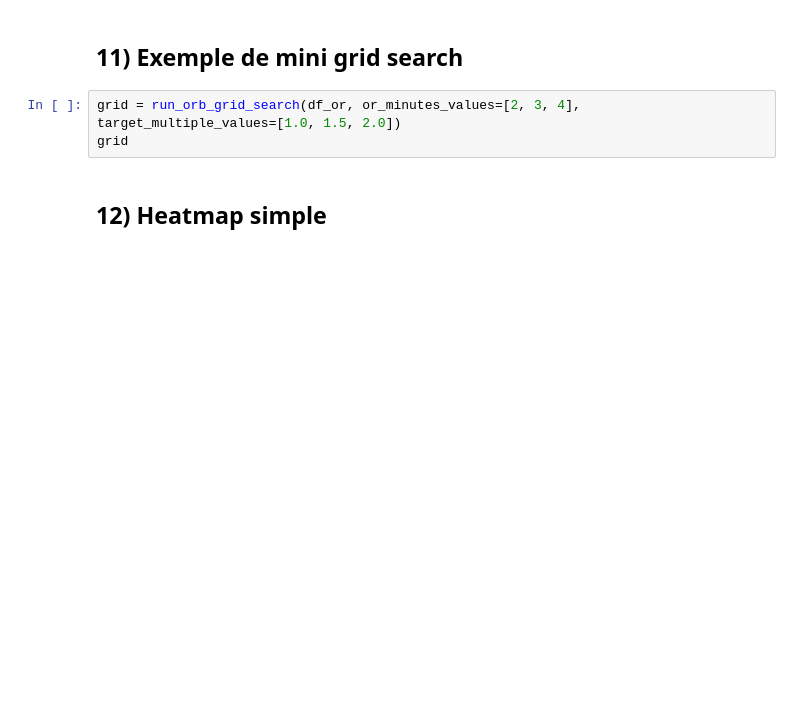
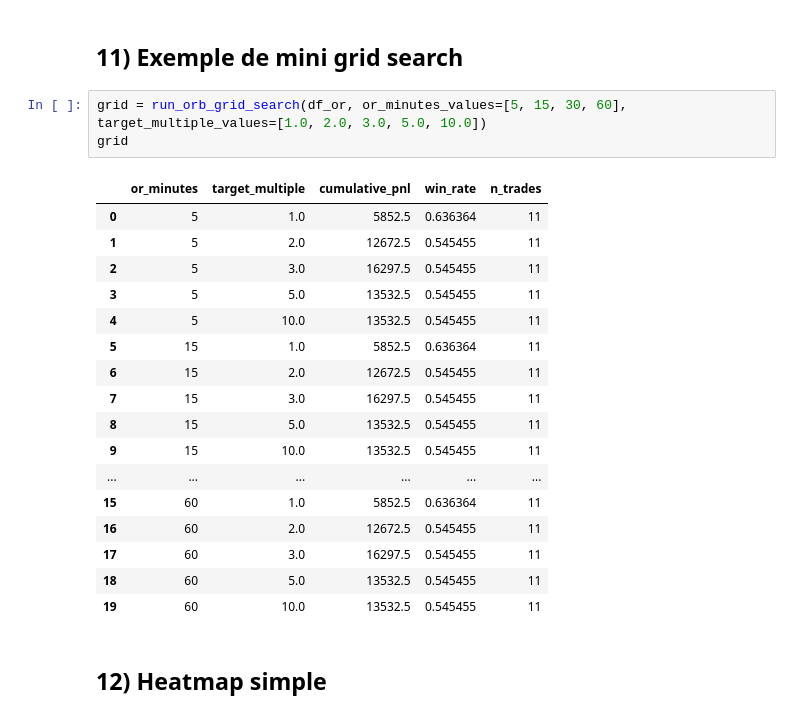
Before and after one commit to emile692/algo-trading-intraday-research, a Jupyter notebook: notebooks/research_main.ipynb, the cells around one changed output. Saved outputs shown, nothing was run; the diff lists cells and outputs as text; blank space fills up the shorter version.

```diff
--- a/notebooks/research_main.ipynb
+++ b/notebooks/research_main.ipynb
@@ -102,8 +229,26 @@ if not trades.empty:
 # %% [markdown]
 ## 11) Exemple de mini grid search
 # %%
-grid = run_orb_grid_search(df_or, or_minutes_values=[2, 3, 4], target_multiple_values=[1.0, 1.5, 2.0])
+grid = run_orb_grid_search(df_or, or_minutes_values=[5, 15, 30, 60], target_multiple_values=[1.0, 2.0, 3.0, 5.0, 10.0])
 grid
+# %% [output]
+|  | or_minutes | target_multiple | cumulative_pnl | win_rate | n_trades |
+| 0 | 5 | 1.0 | 5852.5 | 0.636364 | 11 |
+| 1 | 5 | 2.0 | 12672.5 | 0.545455 | 11 |
+| 2 | 5 | 3.0 | 16297.5 | 0.545455 | 11 |
+| 3 | 5 | 5.0 | 13532.5 | 0.545455 | 11 |
+| 4 | 5 | 10.0 | 13532.5 | 0.545455 | 11 |
+| 5 | 15 | 1.0 | 5852.5 | 0.636364 | 11 |
+| 6 | 15 | 2.0 | 12672.5 | 0.545455 | 11 |
+| 7 | 15 | 3.0 | 16297.5 | 0.545455 | 11 |
+| 8 | 15 | 5.0 | 13532.5 | 0.545455 | 11 |
+| 9 | 15 | 10.0 | 13532.5 | 0.545455 | 11 |
+| ... | ... | ... | ... | ... | ... |
+| 15 | 60 | 1.0 | 5852.5 | 0.636364 | 11 |
+| 16 | 60 | 2.0 | 12672.5 | 0.545455 | 11 |
+| 17 | 60 | 3.0 | 16297.5 | 0.545455 | 11 |
+| 18 | 60 | 5.0 | 13532.5 | 0.545455 | 11 |
+| 19 | 60 | 10.0 | 13532.5 | 0.545455 | 11 |
 # %% [markdown]
 ## 12) Heatmap simple
 # %%
```
Also changed, not shown: parts of 18 cells of this notebook, 17 other files.
